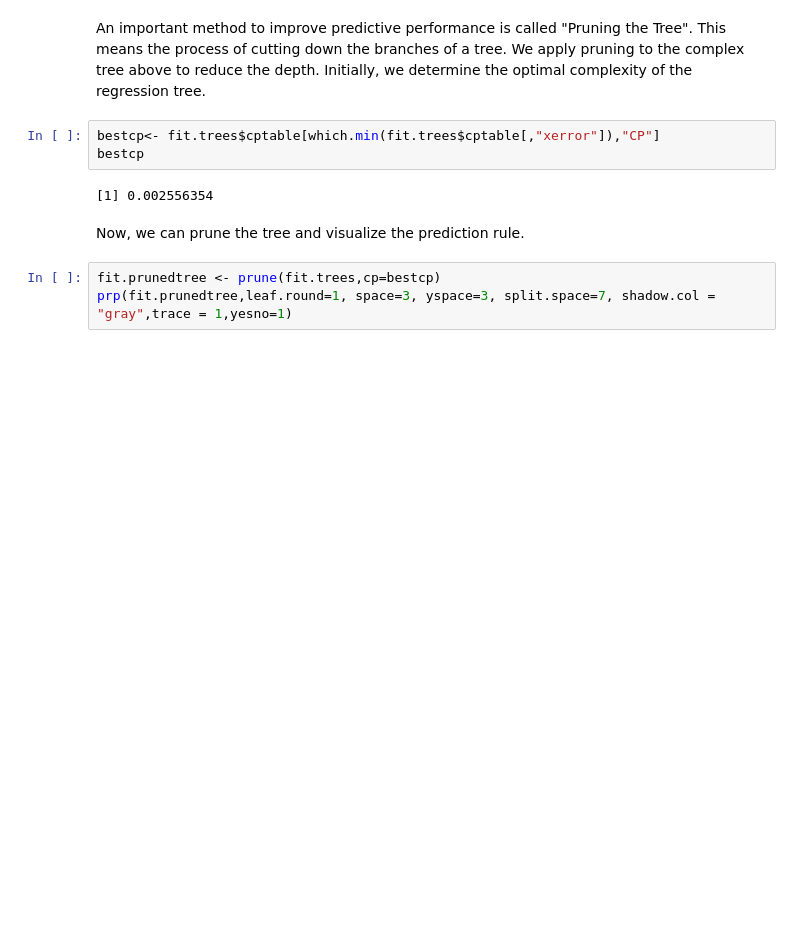
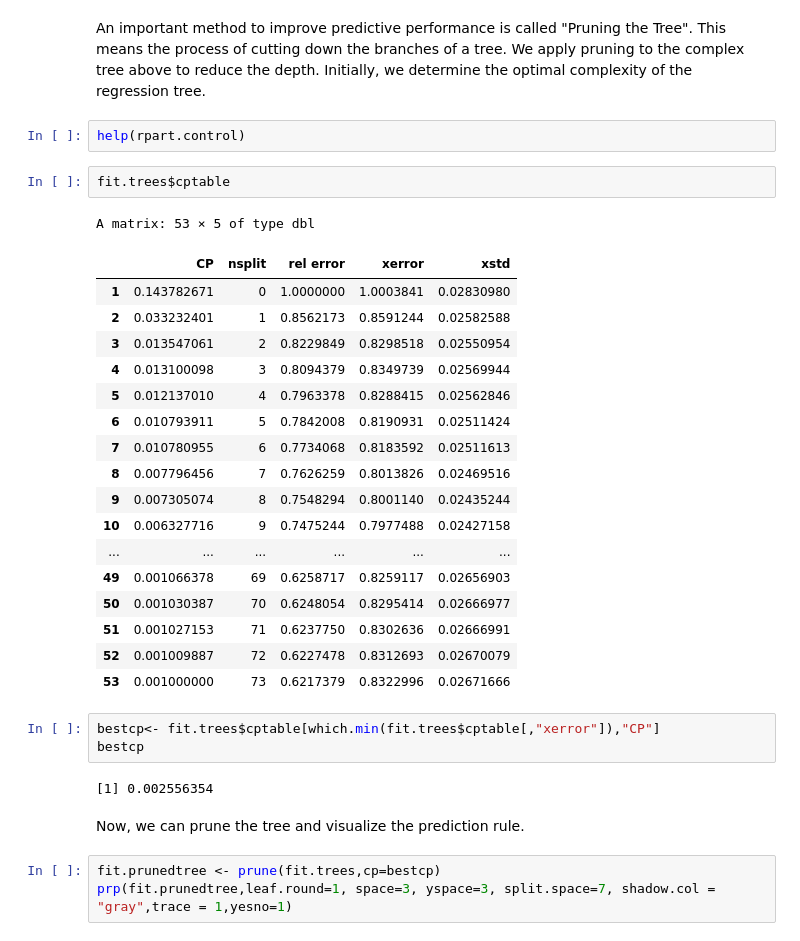
Before and after one commit to alexanderquispe/14.38_Causal_ML, a Jupyter notebook: R_Notebooks/pm3-notebook-newdata.ipynb, the cells around one changed output. Saved outputs shown, nothing was run; the diff lists cells and outputs as text; blank space fills up the shorter version.

```diff
--- a/R_Notebooks/pm3-notebook-newdata.ipynb
+++ b/R_Notebooks/pm3-notebook-newdata.ipynb
@@ -262,6 +259,29 @@ cex 0.213   xlim c(0, 1)   ylim c(0, 1)
 # %% [markdown]
 An important method to improve predictive performance is called "Pruning the Tree". This
 means the process of cutting down the branches of a tree. We apply pruning to the complex tree above to reduce the depth. Initially, we determine the optimal complexity of the regression tree.
+# %%
+help(rpart.control)
+# %%
+fit.trees$cptable
+# %% [output]
+A matrix: 53 × 5 of type dbl
+|  | CP | nsplit | rel error | xerror | xstd |
+| 1 | 0.143782671 | 0 | 1.0000000 | 1.0003841 | 0.02830980 |
+| 2 | 0.033232401 | 1 | 0.8562173 | 0.8591244 | 0.02582588 |
+| 3 | 0.013547061 | 2 | 0.8229849 | 0.8298518 | 0.02550954 |
+| 4 | 0.013100098 | 3 | 0.8094379 | 0.8349739 | 0.02569944 |
+| 5 | 0.012137010 | 4 | 0.7963378 | 0.8288415 | 0.02562846 |
+| 6 | 0.010793911 | 5 | 0.7842008 | 0.8190931 | 0.02511424 |
+| 7 | 0.010780955 | 6 | 0.7734068 | 0.8183592 | 0.02511613 |
+| 8 | 0.007796456 | 7 | 0.7626259 | 0.8013826 | 0.02469516 |
+| 9 | 0.007305074 | 8 | 0.7548294 | 0.8001140 | 0.02435244 |
+| 10 | 0.006327716 | 9 | 0.7475244 | 0.7977488 | 0.02427158 |
+| ... | ... | ... | ... | ... | ... |
+| 49 | 0.001066378 | 69 | 0.6258717 | 0.8259117 | 0.02656903 |
+| 50 | 0.001030387 | 70 | 0.6248054 | 0.8295414 | 0.02666977 |
+| 51 | 0.001027153 | 71 | 0.6237750 | 0.8302636 | 0.02666991 |
+| 52 | 0.001009887 | 72 | 0.6227478 | 0.8312693 | 0.02670079 |
+| 53 | 0.001000000 | 73 | 0.6217379 | 0.8322996 | 0.02671666 |
 # %%
 bestcp<- fit.trees$cptable[which.min(fit.trees$cptable[,"xerror"]),"CP"]
 bestcp
```
Also changed, not shown: parts of 3 cells of this notebook, 1 other file.
